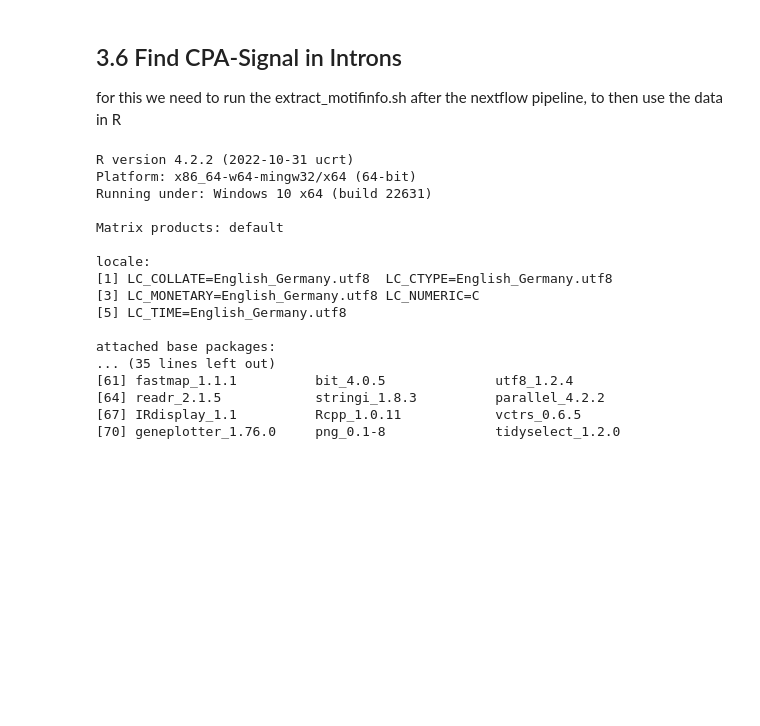
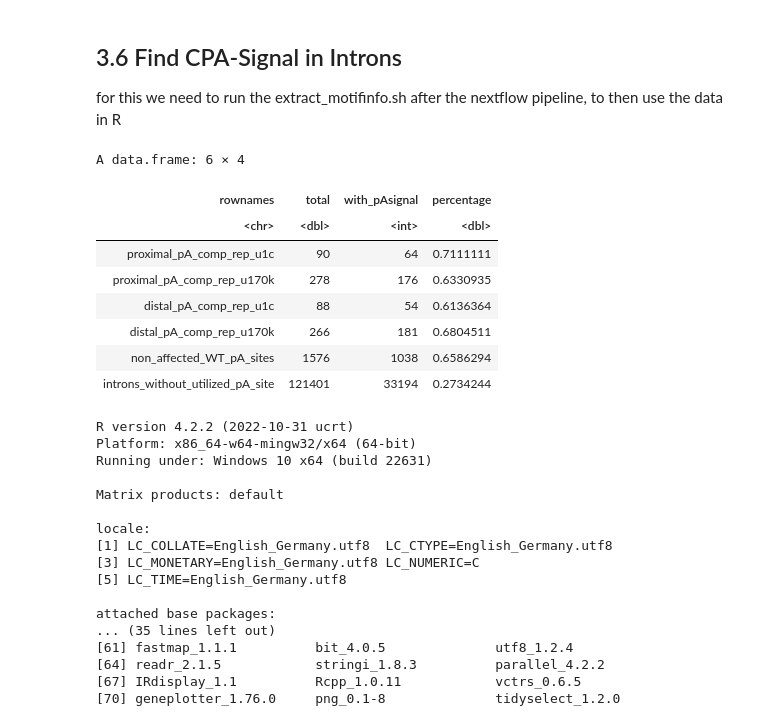
Before and after one commit to WeberJoachim/Mangilet_et_al_2023, a Jupyter notebook: shortread_RNAseq/Differential_gene_expression_and_alternative_splicing_analysis.ipynb, the cells around one changed output. Drawn from its saved outputs; the diff is of its cells as text; code cells hidden in the pictures; blank space fills up the shorter version.

Commit message:
adds cpa signals in intron which i forgot to save before merging

```diff
--- a/shortread_RNAseq/Differential_gene_expression_and_alternative_splicing_analysis.ipynb
+++ b/shortread_RNAseq/Differential_gene_expression_and_alternative_splicing_analysis.ipynb
@@ -504,6 +504,42 @@ write.csv(a, file = "pa_factors_rmats_overlap.csv")
 ## 3.6 Find CPA-Signal in Introns
 
 for this we need to run the extract_motifinfo.sh after the nextflow pipeline, to then use the data in R
+# %%
+collapsed_introns_without_pA                = read.table("collapsed_introns_without_pA")            %>% distinct(.keep_all = T)
+distal_pA_where_comp_rep_u1c_new            = read.table("distal_pA_where_comp_rep_u1c_new")        %>% distinct(.keep_all = T)
+distal_pA_where_comp_rep_u170k_new          = read.table("distal_pA_where_comp_rep_u170k_new")      %>% distinct(.keep_all = T)
+non_affected_WT_consensus_pA_sites_new      = read.table("non_affected_WT_consensus_pA_sites_new")  %>% distinct(.keep_all = T)
+proximal_pA_comp_rep_u1c_new                = read.table("proximal_pA_comp_rep_u1c_new")            %>% distinct(.keep_all = T)
+proximal_pA_comp_rep_u170k_new              = read.table("proximal_pA_comp_rep_u170k_new")          %>% distinct(.keep_all = T)
+
+
+#number of rows for collapes_introns                    = 121401
+#number of rows for distal_pa_where_comp_rep_u1c        = 88
+#number of rows for distal_pa_where_comp_rep_u170k      = 266
+#number of rows for proximal_pa_where_comp_rep_u1c      = 90
+#number of rows for proximal_pa_where_comp_rep_u170k    = 278
+#number of rows for non_affected_WT_consensus_pA_sites  = 1576
+
+
+
+
+rownames = c("proximal_pA_comp_rep_u1c", "proximal_pA_comp_rep_u170k", "distal_pA_comp_rep_u1c", "distal_pA_comp_rep_u170k", "non_affected_WT_pA_sites", "introns_without_utilized_pA_site")
+total    = c(90, 278, 88, 266, 1576, 121401)
+with_pAsignal = c(nrow(proximal_pA_comp_rep_u1c_new), nrow(proximal_pA_comp_rep_u170k_new), nrow(distal_pA_where_comp_rep_u1c_new), nrow(distal_pA_where_comp_rep_u170k_new), nrow(non_affected_WT_consensus_pA_sites_new), nrow(collapsed_introns_without_pA))
+
+
+df = data.frame(rownames, total, with_pAsignal) %>% mutate(percentage = with_pAsignal/total)
+df
+# %% [output]
+A data.frame: 6 × 4
+| rownames | total | with_pAsignal | percentage |
+| <chr> | <dbl> | <int> | <dbl> |
+| proximal_pA_comp_rep_u1c | 90 | 64 | 0.7111111 |
+| proximal_pA_comp_rep_u170k | 278 | 176 | 0.6330935 |
+| distal_pA_comp_rep_u1c | 88 | 54 | 0.6136364 |
+| distal_pA_comp_rep_u170k | 266 | 181 | 0.6804511 |
+| non_affected_WT_pA_sites | 1576 | 1038 | 0.6586294 |
+| introns_without_utilized_pA_site | 121401 | 33194 | 0.2734244 |
 # %%
 sessionInfo()
 # %% [output]
```
